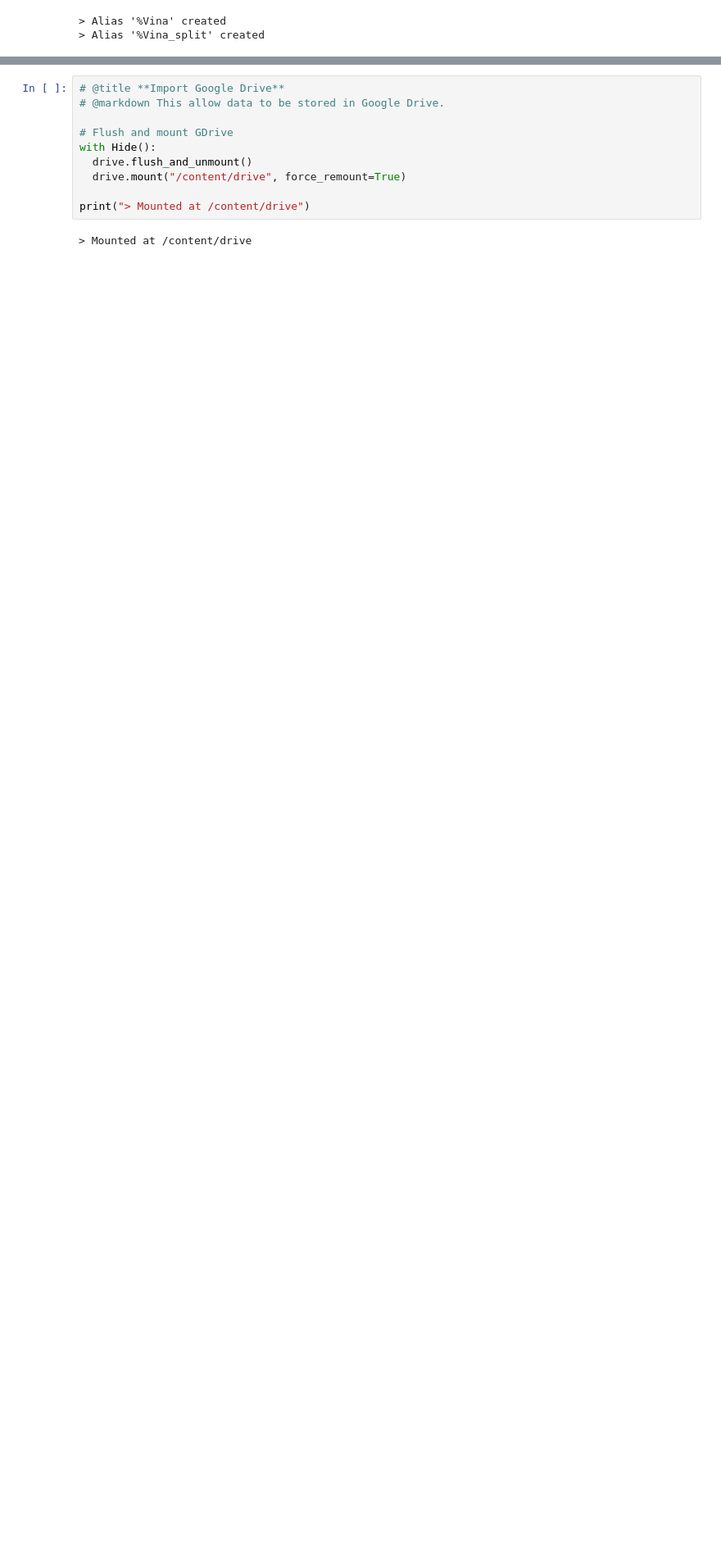
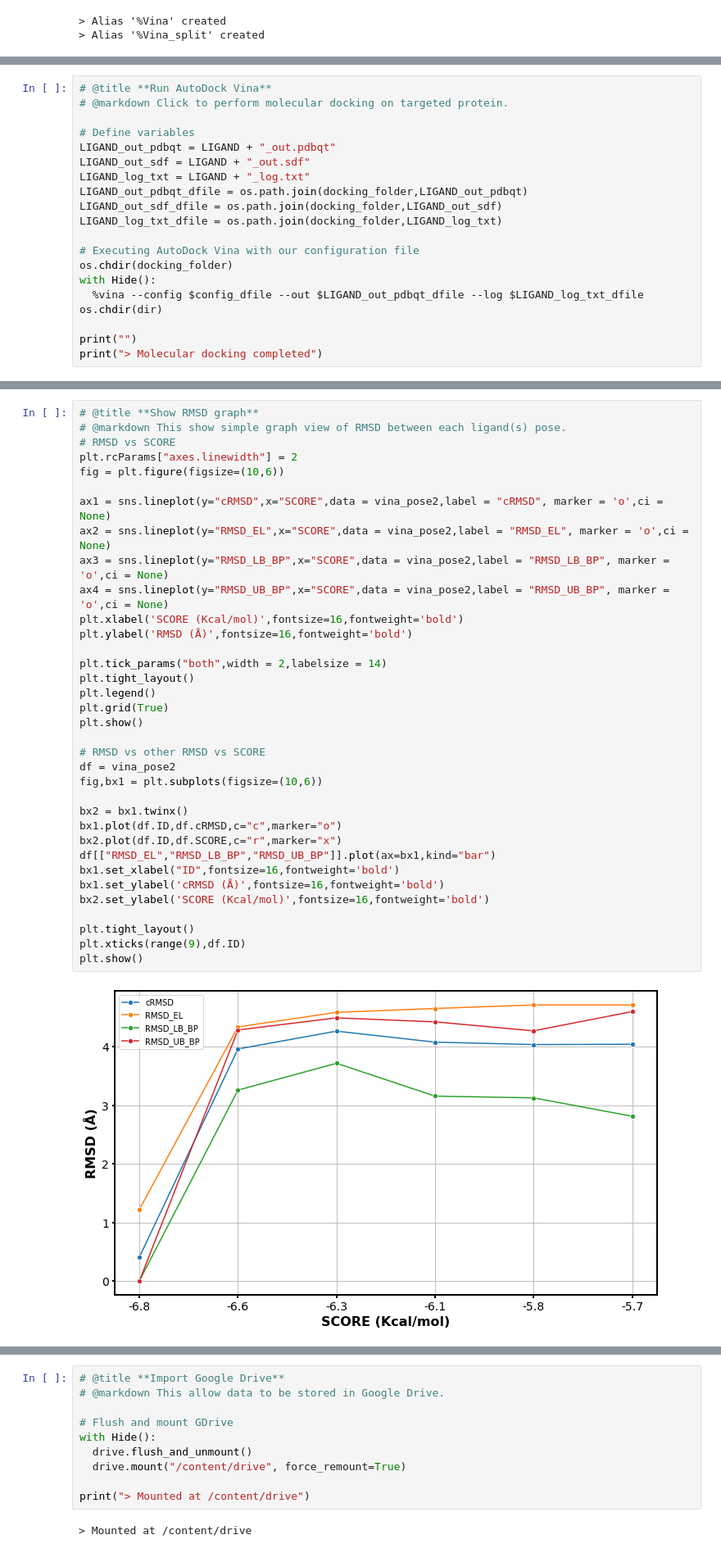
Before and after one commit to RyanZR/labodock, a Jupyter notebook: ColabDock_Vina_(SD).ipynb, the cells around one changed output, grey strips where cells are left out. Shown at 82% size. Cells and saved outputs as stored; diff of their text form; blank space fills up the shorter version.

```diff
--- a/ColabDock_Vina_(SD).ipynb
+++ b/ColabDock_Vina_(SD).ipynb
@@ -122,0 +609,20 @@ for f in folder:
+# %%
+# @title **Run AutoDock Vina**
+# @markdown Click to perform molecular docking on targeted protein.
+
+# Define variables
+LIGAND_out_pdbqt = LIGAND + "_out.pdbqt"
+LIGAND_out_sdf = LIGAND + "_out.sdf"
+LIGAND_log_txt = LIGAND + "_log.txt"
+LIGAND_out_pdbqt_dfile = os.path.join(docking_folder,LIGAND_out_pdbqt)
+LIGAND_out_sdf_dfile = os.path.join(docking_folder,LIGAND_out_sdf)
+LIGAND_log_txt_dfile = os.path.join(docking_folder,LIGAND_log_txt)
+
+# Executing AutoDock Vina with our configuration file
+os.chdir(docking_folder)
+with Hide():
+  %vina --config $config_dfile --out $LIGAND_out_pdbqt_dfile --log $LIGAND_log_txt_dfile
+os.chdir(dir)
+
+print("")
+print("> Molecular docking completed")
@@ -122,0 +868,37 @@ for f in folder:
+# %%
+# @title **Show RMSD graph**
+# @markdown This show simple graph view of RMSD between each ligand(s) pose.
+# RMSD vs SCORE
+plt.rcParams["axes.linewidth"] = 2
+fig = plt.figure(figsize=(10,6))
+
+ax1 = sns.lineplot(y="cRMSD",x="SCORE",data = vina_pose2,label = "cRMSD", marker = 'o',ci = None)
+ax2 = sns.lineplot(y="RMSD_EL",x="SCORE",data = vina_pose2,label = "RMSD_EL", marker = 'o',ci = None)
+ax3 = sns.lineplot(y="RMSD_LB_BP",x="SCORE",data = vina_pose2,label = "RMSD_LB_BP", marker = 'o',ci = None)
+ax4 = sns.lineplot(y="RMSD_UB_BP",x="SCORE",data = vina_pose2,label = "RMSD_UB_BP", marker = 'o',ci = None)
+plt.xlabel('SCORE (Kcal/mol)',fontsize=16,fontweight='bold')
+plt.ylabel('RMSD (Å)',fontsize=16,fontweight='bold')
+
+plt.tick_params("both",width = 2,labelsize = 14)
+plt.tight_layout()
+plt.legend()
+plt.grid(True)
+plt.show()
+
+# RMSD vs other RMSD vs SCORE
+df = vina_pose2
+fig,bx1 = plt.subplots(figsize=(10,6))
+
+bx2 = bx1.twinx()
+bx1.plot(df.ID,df.cRMSD,c="c",marker="o")
+bx2.plot(df.ID,df.SCORE,c="r",marker="x")
+df[["RMSD_EL","RMSD_LB_BP","RMSD_UB_BP"]].plot(ax=bx1,kind="bar")
+bx1.set_xlabel("ID",fontsize=16,fontweight='bold')
+bx1.set_ylabel('cRMSD (Å)',fontsize=16,fontweight='bold')
+bx2.set_ylabel('SCORE (Kcal/mol)',fontsize=16,fontweight='bold')
+
+plt.tight_layout()
+plt.xticks(range(9),df.ID)
+plt.show()
+# %% [output]
+[figure, added]
```
Also changed, not shown: parts of 58 cells of this notebook.
